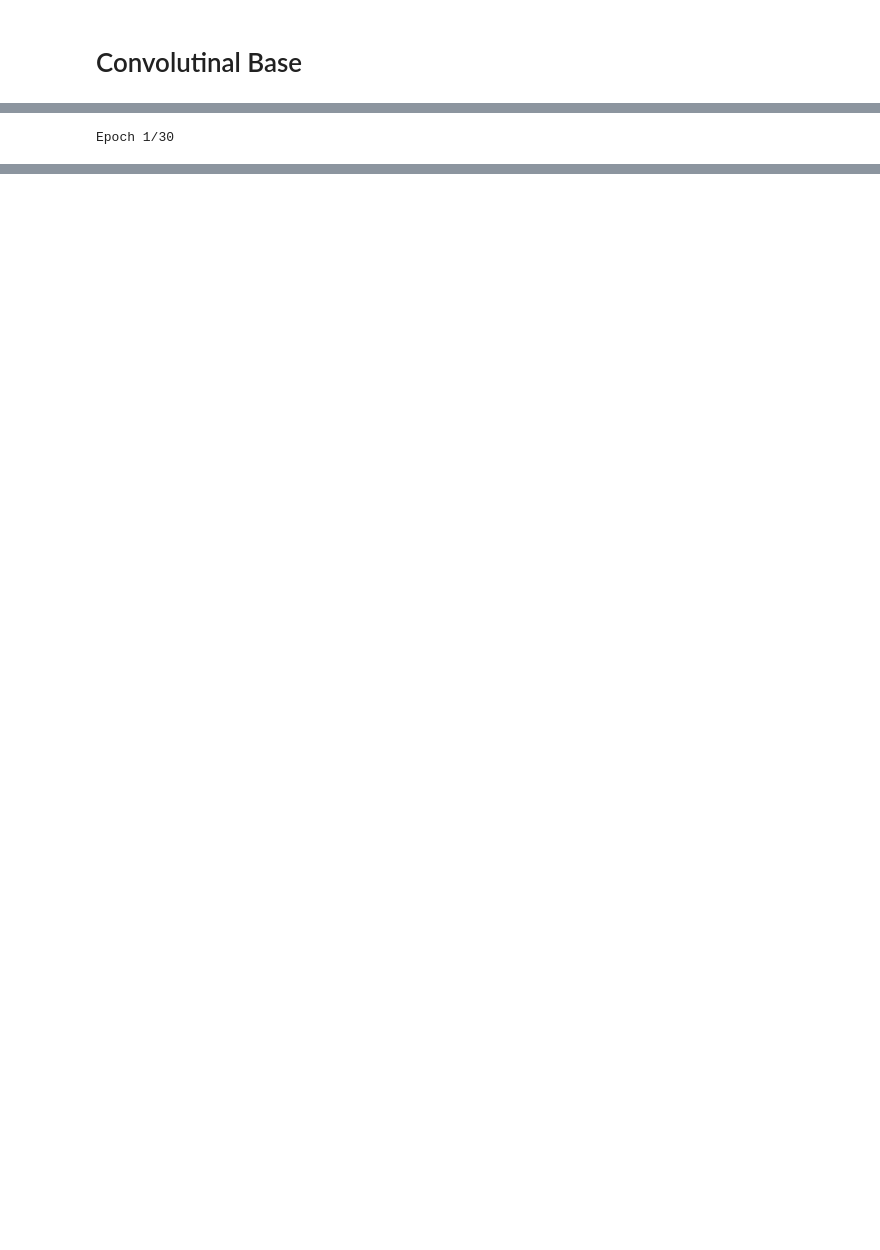
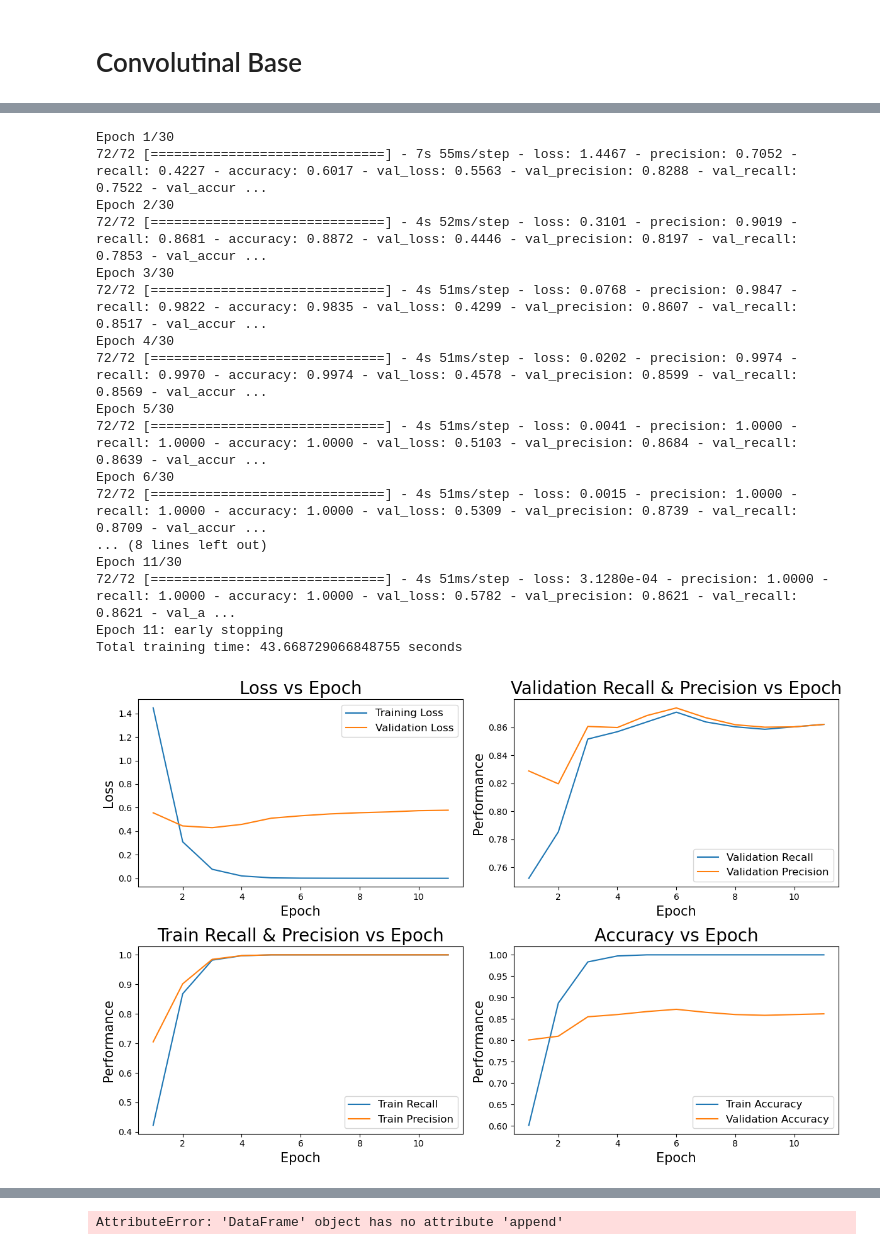
Before and after one commit to cristopher-d-delgado/brain_tumor_classification, a Jupyter notebook: notebook.ipynb, the cells around one changed output, grey strips where cells are left out. Drawn from its saved outputs; the diff is of its cells as text; code cells hidden in the pictures; blank space fills up the shorter version.

Commit message:
modified evaluate function

```diff
--- a/notebook.ipynb
+++ b/notebook.ipynb
@@ -166,15 +167,32 @@ None
 # %%
 from functions import train_model, model_evaluate, view_history
 
 conv = {}
 
 # Train model
 conv['Version1'] = train_model(cnn, train_gen, val_gen, 30)
 
 # View history
 view_history(conv, 'Version1')
 
 # Evalaute model
-model_evaluate(conv, train_gen, test_gen, val_gen)
+model_evaluate(cnn, train_gen, test_gen, val_gen)
 # %% [output]
 Epoch 1/30
+72/72 [==============================] - 7s 55ms/step - loss: 1.4467 - precision: 0.7052 - recall: 0.4227 - accuracy: 0.6017 - val_loss: 0.5563 - val_precision: 0.8288 - val_recall: 0.7522 - val_accur ...
+Epoch 2/30
+72/72 [==============================] - 4s 52ms/step - loss: 0.3101 - precision: 0.9019 - recall: 0.8681 - accuracy: 0.8872 - val_loss: 0.4446 - val_precision: 0.8197 - val_recall: 0.7853 - val_accur ...
+Epoch 3/30
+72/72 [==============================] - 4s 51ms/step - loss: 0.0768 - precision: 0.9847 - recall: 0.9822 - accuracy: 0.9835 - val_loss: 0.4299 - val_precision: 0.8607 - val_recall: 0.8517 - val_accur ...
+Epoch 4/30
+72/72 [==============================] - 4s 51ms/step - loss: 0.0202 - precision: 0.9974 - recall: 0.9970 - accuracy: 0.9974 - val_loss: 0.4578 - val_precision: 0.8599 - val_recall: 0.8569 - val_accur ...
+Epoch 5/30
+72/72 [==============================] - 4s 51ms/step - loss: 0.0041 - precision: 1.0000 - recall: 1.0000 - accuracy: 1.0000 - val_loss: 0.5103 - val_precision: 0.8684 - val_recall: 0.8639 - val_accur ...
+Epoch 6/30
+72/72 [==============================] - 4s 51ms/step - loss: 0.0015 - precision: 1.0000 - recall: 1.0000 - accuracy: 1.0000 - val_loss: 0.5309 - val_precision: 0.8739 - val_recall: 0.8709 - val_accur ...
+... (8 lines left out)
+Epoch 11/30
+72/72 [==============================] - 4s 51ms/step - loss: 3.1280e-04 - precision: 1.0000 - recall: 1.0000 - accuracy: 1.0000 - val_loss: 0.5782 - val_precision: 0.8621 - val_recall: 0.8621 - val_a ...
+Epoch 11: early stopping
+Total training time: 43.668729066848755 seconds
+[figure, added]
@@ -184,0 +200 @@ ValueError: in user code:
+AttributeError: 'DataFrame' object has no attribute 'append'
```
Also changed, not shown: parts of 4 cells of this notebook, 1 other file.
